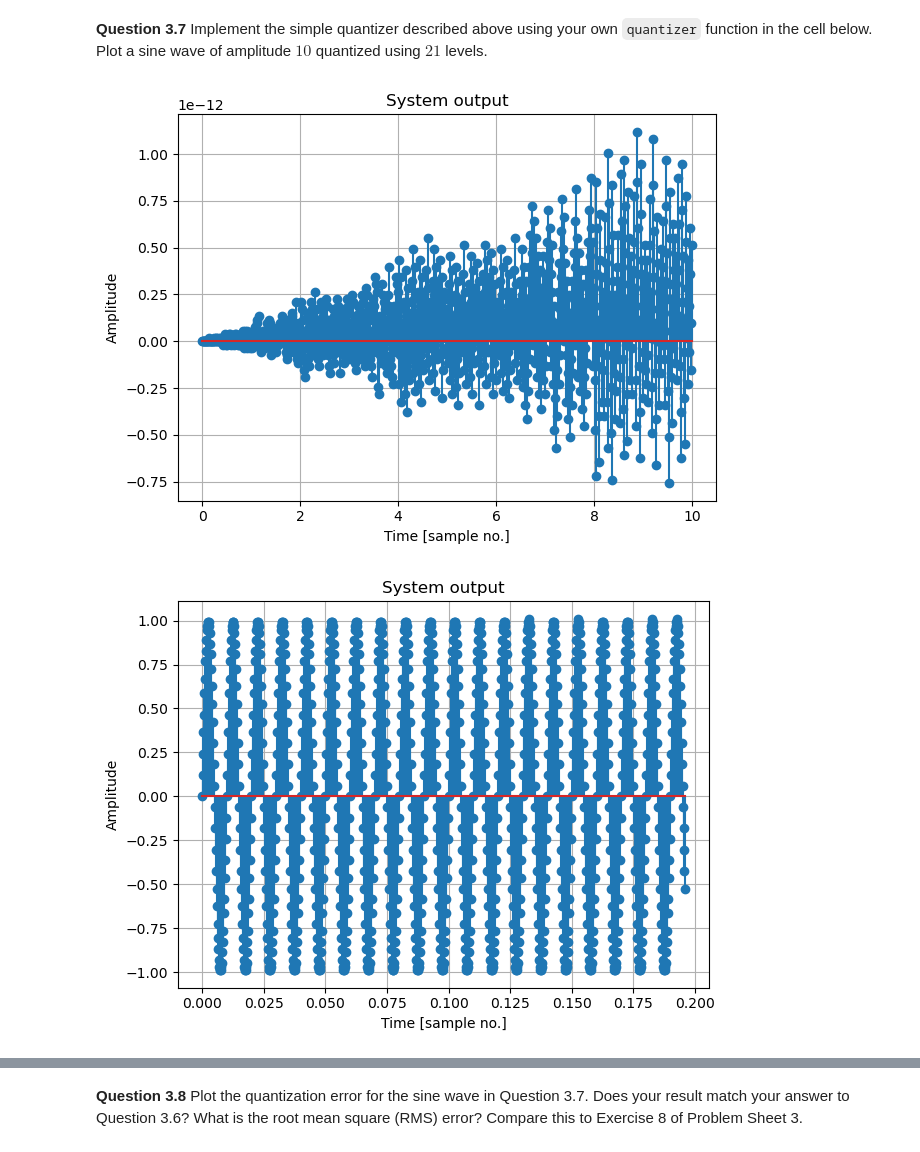
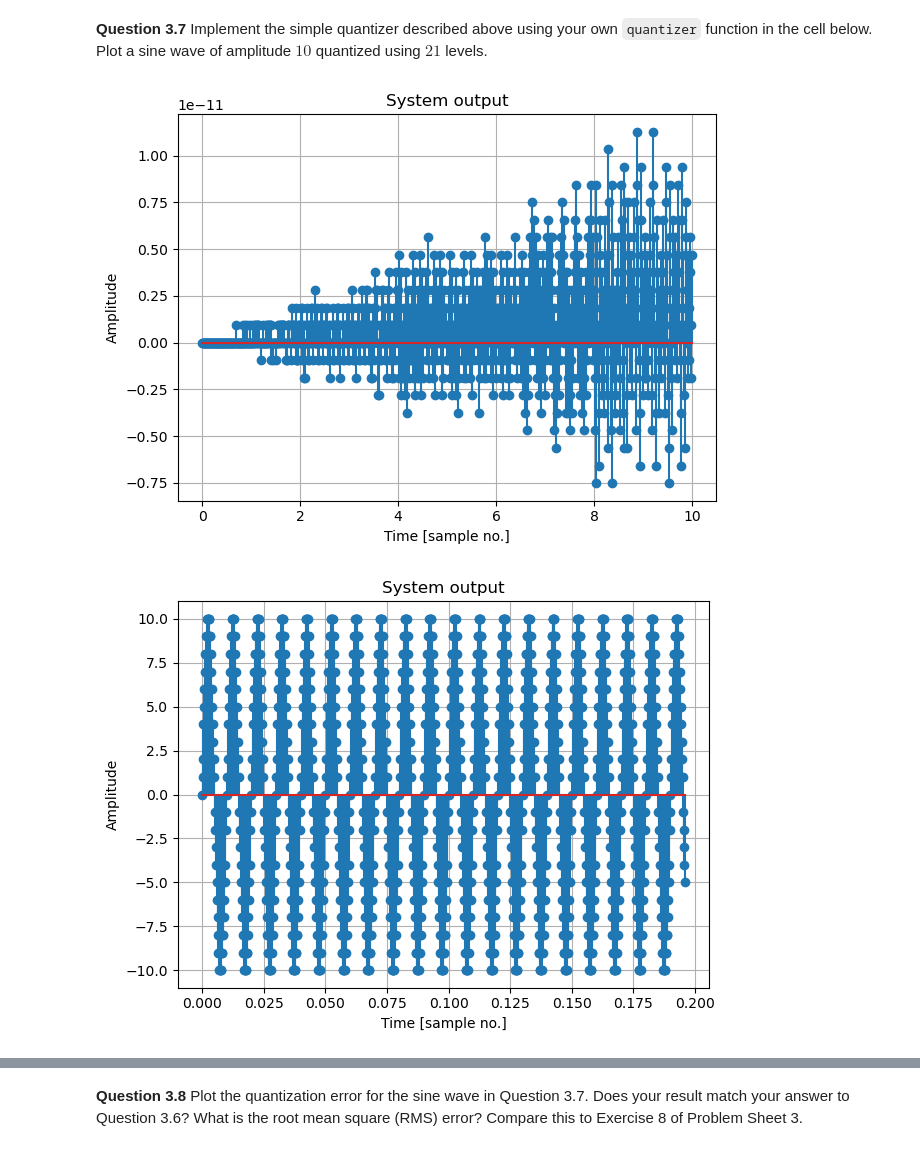
Before and after one commit to n0sc3tipsum/sap-EE2-SS-LAB, a Jupyter notebook: EX3 - Sampling.ipynb, the cells around one changed output, grey strips where cells are left out. Drawn from its saved outputs; the diff is of its cells as text; code cells hidden in the pictures.

```diff
--- a/EX3 - Sampling.ipynb
+++ b/EX3 - Sampling.ipynb
@@ -308,7 +308,7 @@ def quantizer(x, dynrange, N):
 
 
 dynrange = {'Max' : 100 , 'Min' : -50 }
-n_quant = 100
+n_quant = 21
 
 fs = [i for i in range(100,50000,5000)]
 fsig = 100
@@ -321,7 +321,7 @@ y = []
 for f in fs :
 
     t,x = sinegen(f, fsig, n_sample)
-    y.append([t,x])
+    y.append([t,10*x])
 
 
 for i in range(len(fs)) :
@@ -330,32 +330,32 @@ for i in range(len(fs)) :
 
     if(i< len(fs)/4):
         mask2.append(50)
 
     elif(i < len(fs)/2) :
         mask2.append(100)
 
     elif(i < 3*(len(fs)/4)) :
         mask2.append(50)
 
     else :
         mask2.append(100)
 
 def plotter(y, mask_no, dyn_r, quant_n):
     mask_iter = 0
 
     for signals in y :
 
         signals[1] = quantizer(signals[1], dyn_r, quant_n)
 
         plt = plot_signal(signals[0], signals[1], title='System output', xlabel='Time [sample no.]', ylabel='Amplitude', func='stem')
         plt.show()
 
 for signals in y :
 
     signals[1] = quantizer(signals[1], dynrange, n_quant)
 
     plt = plot_signal(signals[0], signals[1], title='System output', xlabel='Time [sample no.]', ylabel='Amplitude', func='stem')
     plt.show()
 # %% [output]
-[figure, old version]
+[figure, new version]
-[figure, old version]
+[figure, new version]
```
Also changed, not shown: parts of 3 cells of this notebook, 3 other files.
